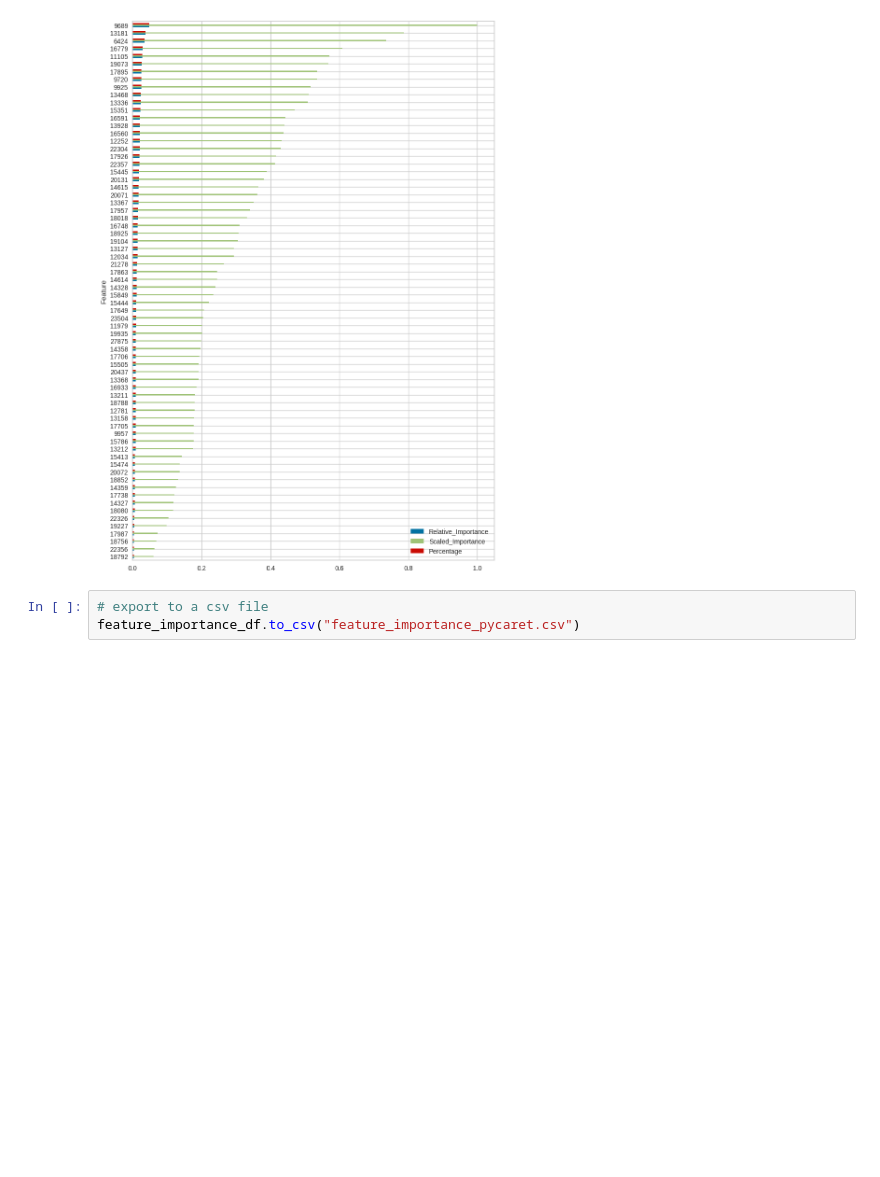
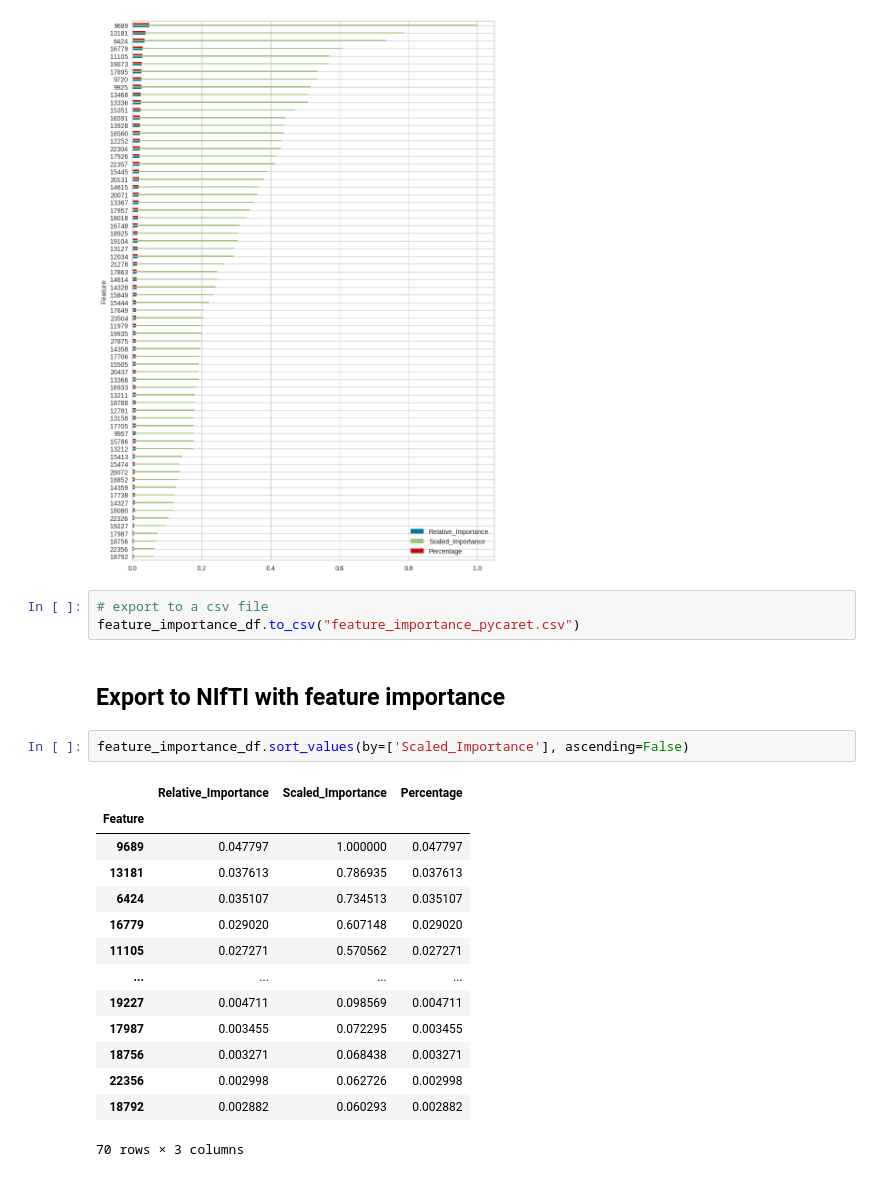
Before and after one commit to tahendry/master_thesis, a Jupyter notebook: analysis_and_plots/feature_importance_pycaret.ipynb, the cells around one changed output. Cells and saved outputs as stored; diff of their text form; blank space fills up the shorter version.

```diff
--- a/analysis_and_plots/feature_importance_pycaret.ipynb
+++ b/analysis_and_plots/feature_importance_pycaret.ipynb
@@ -173,3 +195,22 @@ plt.show()
 # %%
 # export to a csv file
 feature_importance_df.to_csv("feature_importance_pycaret.csv")
+# %% [markdown]
+## Export to NIfTI with feature importance
+# %%
+feature_importance_df.sort_values(by=['Scaled_Importance'], ascending=False)
+# %% [output]
+|  | Relative_Importance | Scaled_Importance | Percentage |
+| Feature |  |  |  |
+| 9689 | 0.047797 | 1.000000 | 0.047797 |
+| 13181 | 0.037613 | 0.786935 | 0.037613 |
+| 6424 | 0.035107 | 0.734513 | 0.035107 |
+| 16779 | 0.029020 | 0.607148 | 0.029020 |
+| 11105 | 0.027271 | 0.570562 | 0.027271 |
+| ... | ... | ... | ... |
+| 19227 | 0.004711 | 0.098569 | 0.004711 |
+| 17987 | 0.003455 | 0.072295 | 0.003455 |
+| 18756 | 0.003271 | 0.068438 | 0.003271 |
+| 22356 | 0.002998 | 0.062726 | 0.002998 |
+| 18792 | 0.002882 | 0.060293 | 0.002882 |
+70 rows × 3 columns
```
Also changed, not shown: parts of 4 cells of this notebook, 3 other files.
